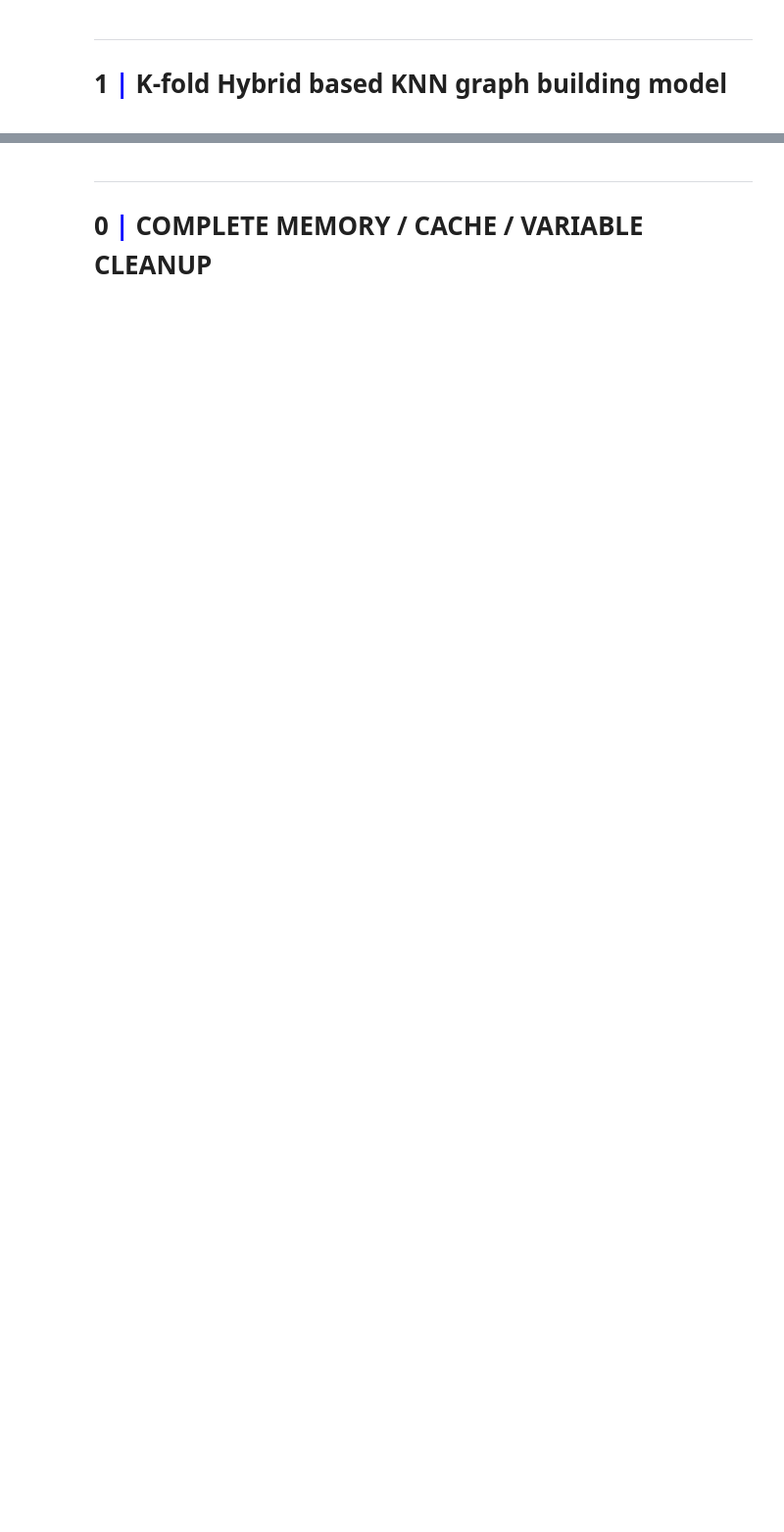
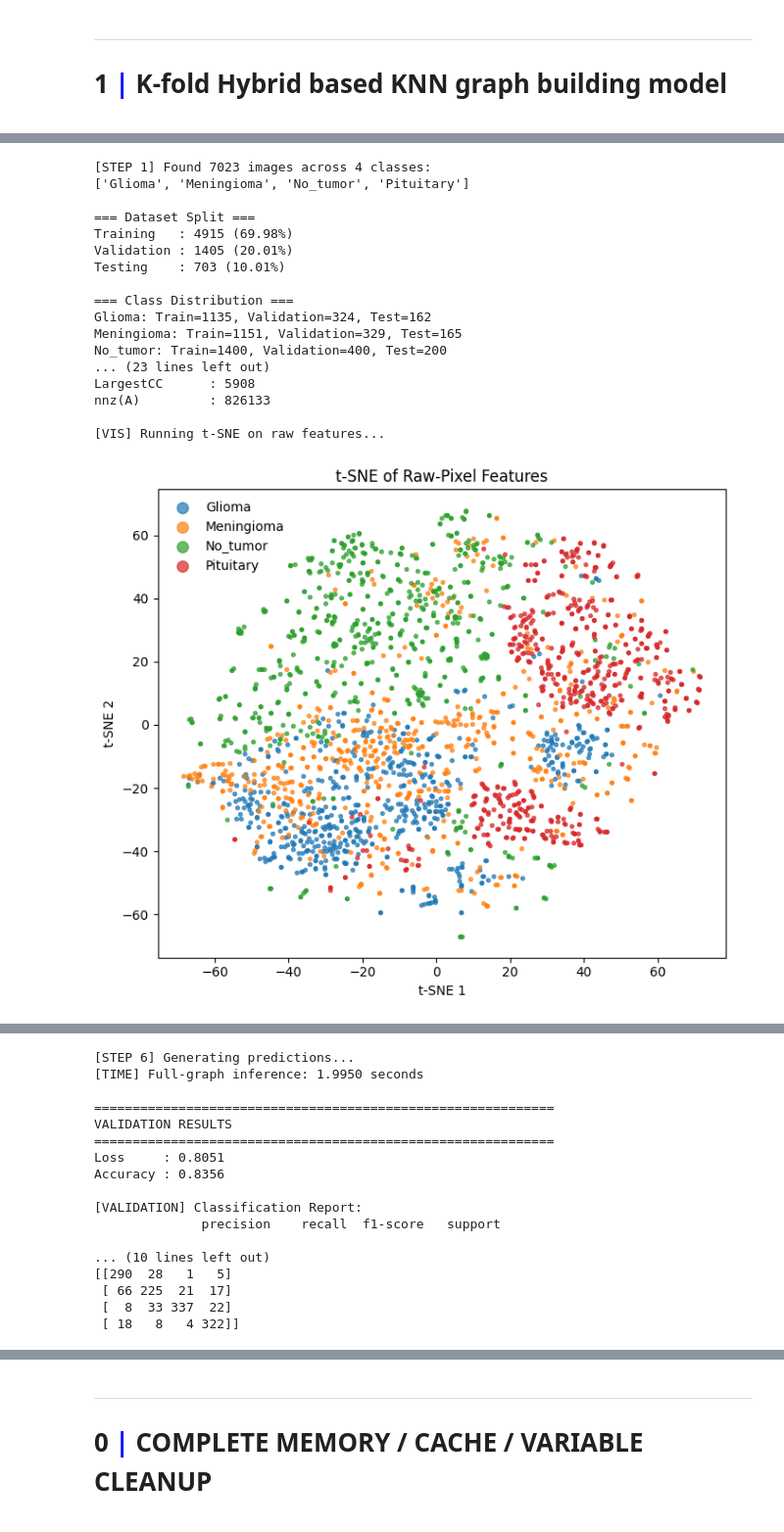
Before and after one commit to taiahad/GCN-for-Brain-Tumour-classification, a Jupyter notebook: 2. RAW_GraphModesl.ipynb, the cells around one changed output, grey strips where cells are left out. Shown at 98% size. Saved outputs shown, nothing was run; the diff lists cells and outputs as text; code cells hidden in the pictures; blank space fills up the shorter version.

```diff
--- a/2. RAW_GraphModesl.ipynb
+++ b/2. RAW_GraphModesl.ipynb
@@ -926,7 +1723,7 @@ from spektral.utils.convolution import gcn_filter
 data_dir = r"D:/GCN/Brain_Tumor/four_class"
 IMG_SIZE_RAW = (112, 112)
 SEED = 123
-EPS_COS = 0.50
+EPS_COS = 0.85
 LR_GCN = 5e-3
 WD = 5e-4
 EPOCHS_GCN = 250
@@ -1361,30 +2158,49 @@ print(f"Input image size     : {IMG_SIZE_RAW[0]} × {IMG_SIZE_RAW[1]} × 3")
 print(f"Raw feature dim      : {F}")
 print(f"Number of nodes      : {N}")
 print(f"Training nodes       : {len(idx_tr)}")
 print(f"Validation nodes     : {len(idx_va)}")
 print(f"Test nodes           : {len(idx_te)}")
 print("Dataset split        : 70% / 20% / 10%")
 print(f"Cosine threshold ε   : {EPS_COS}")
 print(f"Cosine radius        : {radius:.2f}")
 print("Neighbour metric     : Cosine")
 print("Edge weighting       : Cosine similarity")
 print(f"Graph edges          : {num_edges}")
 print(f"Average degree       : {avg_degree:.2f}")
 print(f"Minimum degree       : {min_degree}")
 print(f"Maximum degree       : {max_degree}")
 print(f"Graph density        : {graph_density:.6f}")
 print(f"Graph components     : {n_components}")
 print(f"Largest component    : {largest_cc}")
 print(f"Adjacency nnz        : {adjacency_nnz}")
 print(f"Class balancing      : {USE_CLASS_BALANCING}")
 print(f"GCN hidden units     : {HIDDEN}")
 print(f"Dropout              : {DROPOUT}")
 print(f"Learning rate        : {LR_GCN}")
 print(f"Weight decay         : {WD}")
 print(f"Label smoothing      : {LABEL_SMOOTH}")
 print(f"Epochs               : {EPOCHS_GCN}")
 print(f"Trainable parameters : {gcn.count_params():,}")
 print(f"Training time        : {training_time:.2f} seconds")
 print(f"Training time        : {training_time / 60:.2f} minutes")
 print(f"Inference time       : {inference_time:.4f} seconds")
 print("============================================================")
+# %% [output]
+[STEP 1] Found 7023 images across 4 classes:
+['Glioma', 'Meningioma', 'No_tumor', 'Pituitary']
+
+=== Dataset Split ===
+Training   : 4915 (69.98%)
+Validation : 1405 (20.01%)
+Testing    : 703 (10.01%)
+
+=== Class Distribution ===
+Glioma: Train=1135, Validation=324, Test=162
+Meningioma: Train=1151, Validation=329, Test=165
+No_tumor: Train=1400, Validation=400, Test=200
+... (23 lines left out)
+LargestCC      : 5908
+nnz(A)         : 826133
+
+[VIS] Running t-SNE on raw features...
+[figure, added]
@@ -1390,0 +2228,17 @@ print("============================================================")
+[STEP 6] Generating predictions...
+[TIME] Full-graph inference: 1.9950 seconds
+
+============================================================
+VALIDATION RESULTS
+============================================================
+Loss     : 0.8051
+Accuracy : 0.8356
+
+[VALIDATION] Classification Report:
+              precision    recall  f1-score   support
+
+... (10 lines left out)
+[[290  28   1   5]
+ [ 66 225  21  17]
+ [  8  33 337  22]
+ [ 18   8   4 322]]
```
Also changed, not shown: parts of 11 cells of this notebook, 2 other files.
